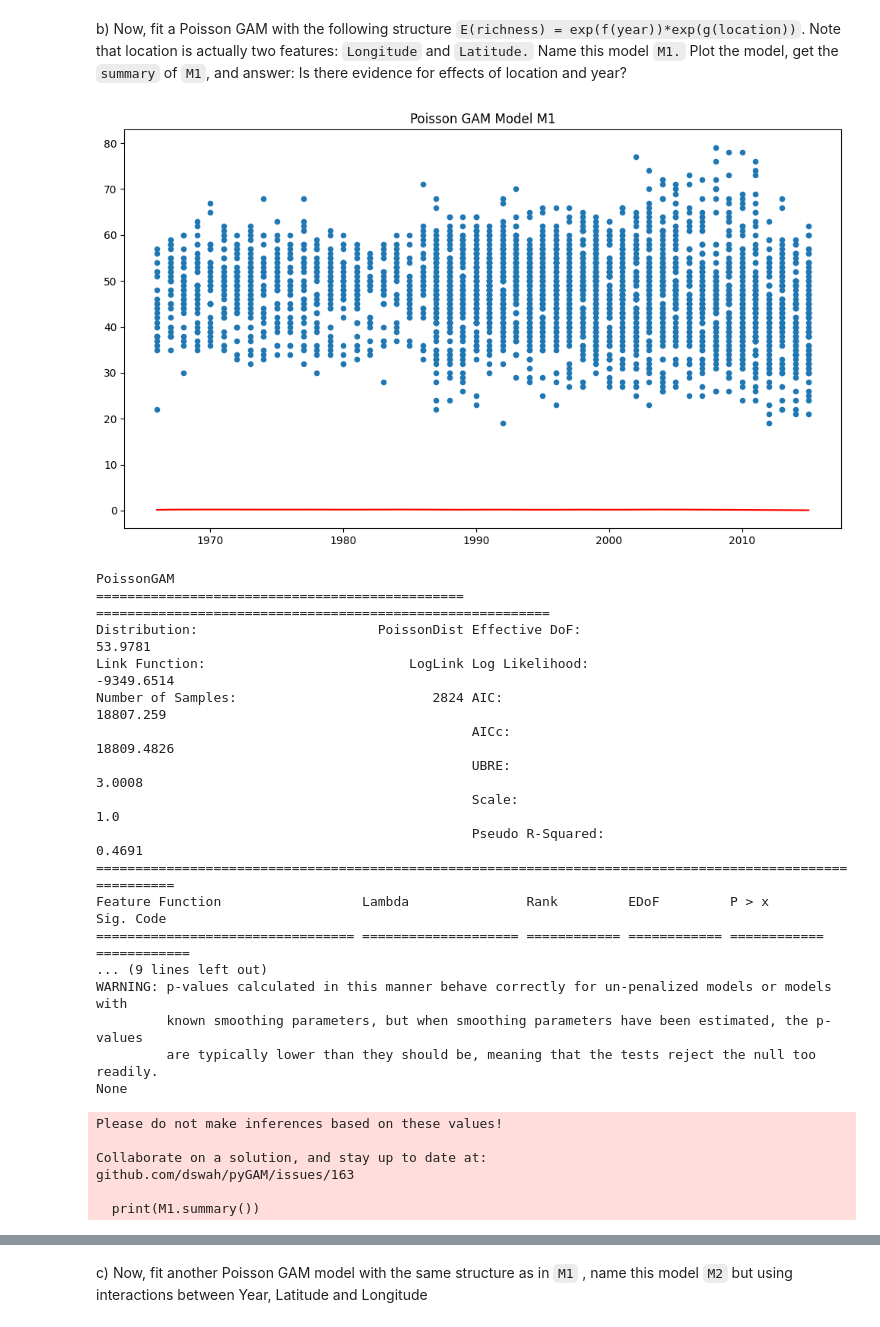
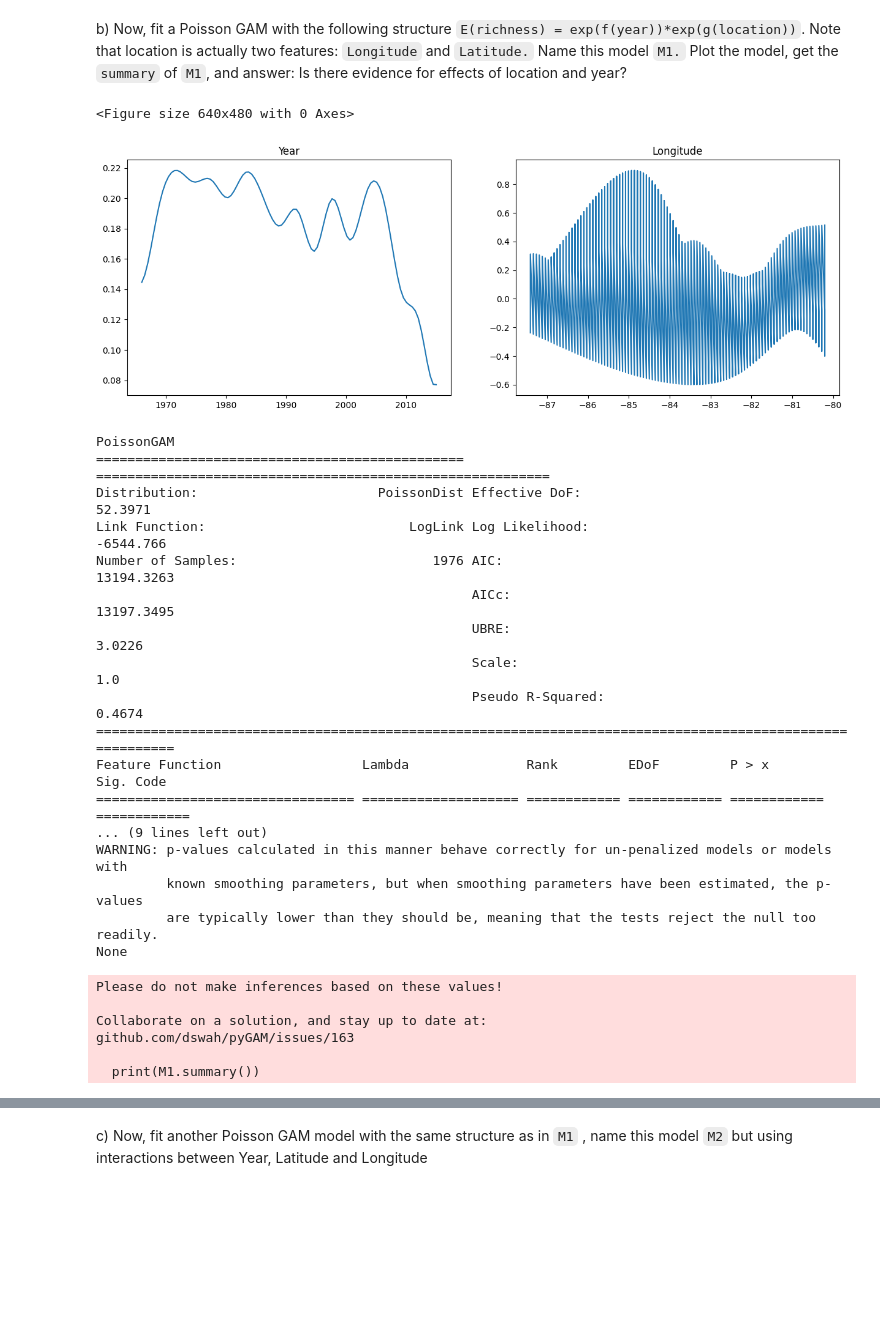
Before and after one commit to yatender-oktalk/machine-learning-arizona, a Jupyter notebook: week 3/UoA_Course_3_Assignment_1_Week_3_learner_template.ipynb, the cells around one changed output, grey strips where cells are left out. Cells and saved outputs as stored; diff of their text form; code cells hidden in the pictures; blank space fills up the shorter version.

```diff
--- a/week 3/UoA_Course_3_Assignment_1_Week_3_learner_template.ipynb
+++ b/week 3/UoA_Course_3_Assignment_1_Week_3_learner_template.ipynb
@@ -308,62 +341,56 @@ Plot the model, get the `summary` of `M1`, and answer: Is there evidence for eff
 # %%
 import pandas as pd
 import numpy as np
 import matplotlib.pyplot as plt
 from pygam import PoissonGAM, s, te
-from sklearn.preprocessing import StandardScaler
+from sklearn.model_selection import train_test_split
 
-# Load the dataset
 data = pd.read_csv("week3-q7.csv")
-
-# Handle missing values: Replace nil values with mean
 data.fillna(data.mean(), inplace=True)
 
-# Extract the features and target variable
-X = data[['Year', 'Latitude', 'Longitude']]
-y = data['richness']
+X_train, X_test, y_train, y_test = train_test_split(data[['Year', 'Longitude', 'Latitude']], data['richness'], test_size=0.3, random_state=33)
 
 # Preprocessing: Scale the features
 # scaler = StandardScaler()
 # X_scaled = scaler.fit_transform(X)
 
-# Fit the Poisson GAM with splines for Year and tensor product of splines for Location
-M1 = PoissonGAM(s(0) + te(1, 2)).fit(X, y)
+M1 = PoissonGAM(s(0) + te(1, 2)).fit(X_train, y_train)
 
-# Plot the model
-plt.figure(figsize=(10, 6))
+plt.figure()
+fig, axs = plt.subplots(1, 2, figsize=(15, 5))
 
-XX = M1.generate_X_grid(term=0)
-plt.scatter(data['Year'], data['richness'], label='Data', s=20)
-plt.plot(XX[:, 0], M1.partial_dependence(term=0, X=XX), c='r', label='Year Effect')
-plt.title('Poisson GAM Model M1')
+titles = list(X_train.columns.values)
+for i, ax in enumerate(axs):
+    XX = M1.generate_X_grid(term=i)
+    ax.plot(XX[:, i], M1.partial_dependence(term=i, X=XX))
+    ax.set_title(titles[i])
 
-plt.tight_layout()
 plt.show()
 
-# Get the summary of the model
 print(M1.summary())
 # %% [output]
+<Figure size 640x480 with 0 Axes>
-[figure, old version]
+[figure, new version]
-PoissonGAM
-=============================================== ==========================================================
-Distribution:                       PoissonDist Effective DoF:                                     53.9781
-Link Function:                          LogLink Log Likelihood:                                 -9349.6514
-Number of Samples:                         2824 AIC:                                             18807.259
-                                                AICc:                                           18809.4826
-                                                UBRE:                                               3.0008
-                                                Scale:                                                 1.0
-                                                Pseudo R-Squared:                                   0.4691
-==========================================================================================================
-Feature Function                  Lambda               Rank         EDoF         P > x        Sig. Code
-================================= ==================== ============ ============ ============ ============
-... (9 lines left out)
-WARNING: p-values calculated in this manner behave correctly for un-penalized models or models with
-         known smoothing parameters, but when smoothing parameters have been estimated, the p-values
-         are typically lower than they should be, meaning that the tests reject the null too readily.
-None
-Please do not make inferences based on these values!
-
-Collaborate on a solution, and stay up to date at:
-github.com/dswah/pyGAM/issues/163
-
-  print(M1.summary())
+PoissonGAM
+=============================================== ==========================================================
+Distribution:                       PoissonDist Effective DoF:                                     52.3971
+Link Function:                          LogLink Log Likelihood:                                  -6544.766
+Number of Samples:                         1976 AIC:                                            13194.3263
+                                                AICc:                                           13197.3495
+                                                UBRE:                                               3.0226
+                                                Scale:                                                 1.0
+                                                Pseudo R-Squared:                                   0.4674
+==========================================================================================================
+Feature Function                  Lambda               Rank         EDoF         P > x        Sig. Code
+================================= ==================== ============ ============ ============ ============
+... (9 lines left out)
+WARNING: p-values calculated in this manner behave correctly for un-penalized models or models with
+         known smoothing parameters, but when smoothing parameters have been estimated, the p-values
+         are typically lower than they should be, meaning that the tests reject the null too readily.
+None
+Please do not make inferences based on these values!
+
+Collaborate on a solution, and stay up to date at:
+github.com/dswah/pyGAM/issues/163
+
+  print(M1.summary())
```
Also changed, not shown: parts of 9 cells of this notebook, 1 other file.
